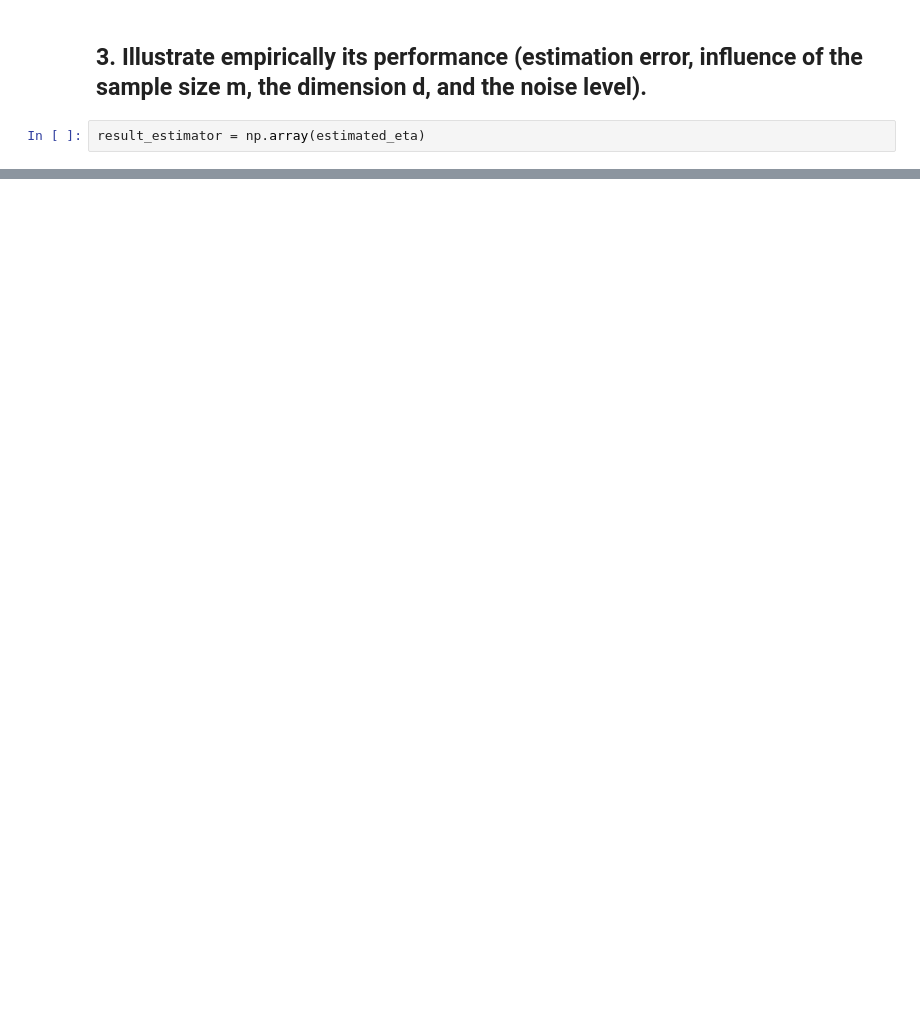
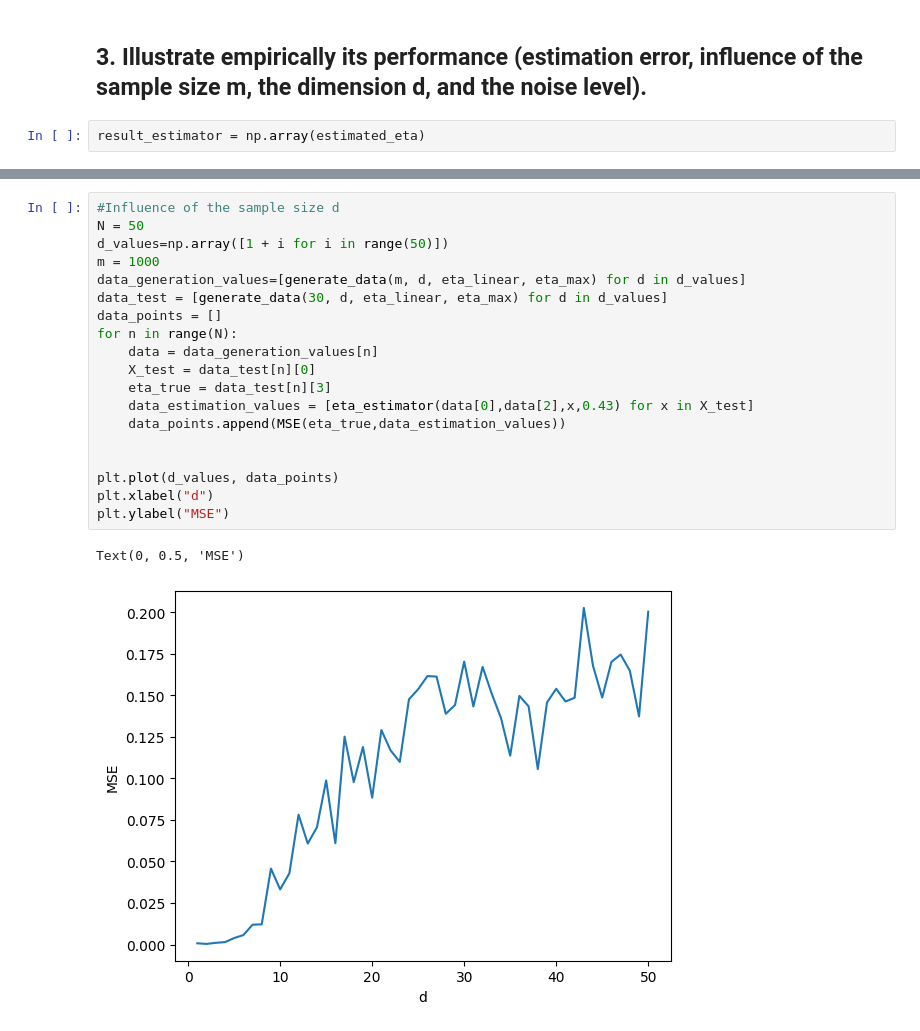
Before and after one commit to RaniaZougari/SL_Project, a Jupyter notebook: Simulation.ipynb, the cells around one changed output, grey strips where cells are left out. Saved outputs shown, nothing was run; the diff lists cells and outputs as text; blank space fills up the shorter version.

```diff
--- a/Simulation.ipynb
+++ b/Simulation.ipynb
@@ -184,0 +190,22 @@ Text(0, 0.5, 'CV error')
+# %%
+#Influence of the sample size d
+N = 50
+d_values=np.array([1 + i for i in range(50)])
+m = 1000
+data_generation_values=[generate_data(m, d, eta_linear, eta_max) for d in d_values]
+data_test = [generate_data(30, d, eta_linear, eta_max) for d in d_values]
+data_points = []
+for n in range(N):
+    data = data_generation_values[n]
+    X_test = data_test[n][0]
+    eta_true = data_test[n][3]
+    data_estimation_values = [eta_estimator(data[0],data[2],x,0.43) for x in X_test]
+    data_points.append(MSE(eta_true,data_estimation_values))
+
+
+plt.plot(d_values, data_points)
+plt.xlabel("d")
+plt.ylabel("MSE")
+# %% [output]
+Text(0, 0.5, 'MSE')
+[figure, added]
```
Also changed, not shown: parts of 10 cells of this notebook.
